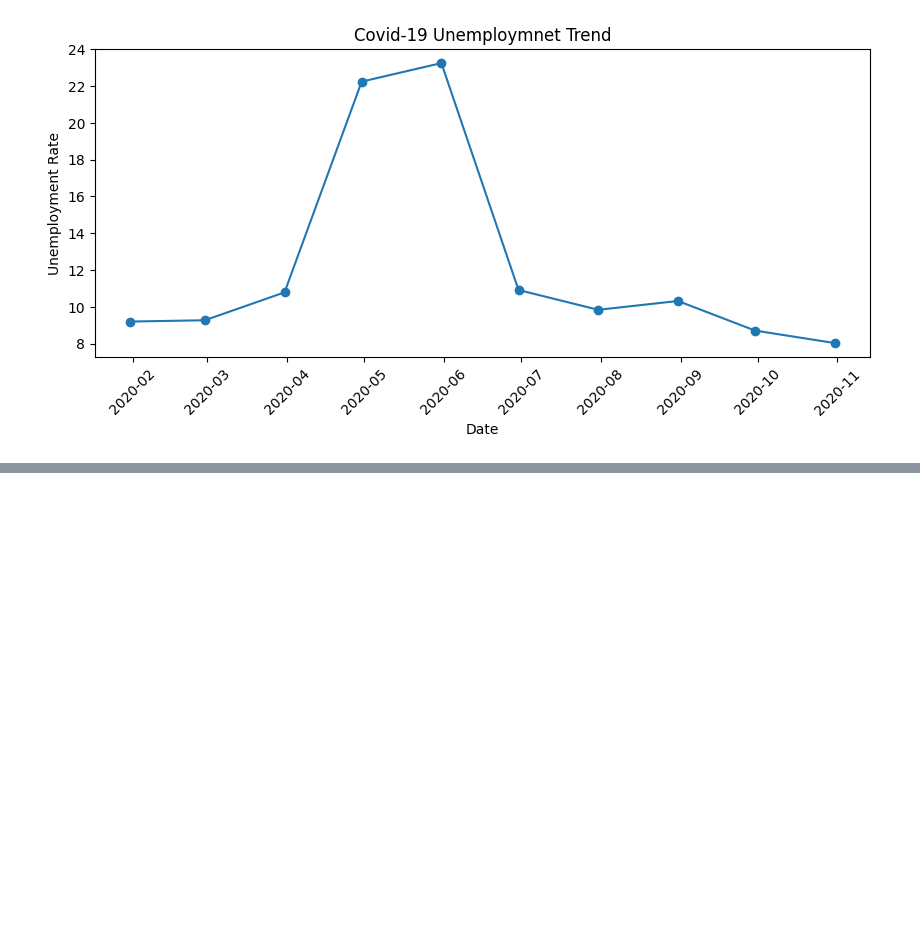
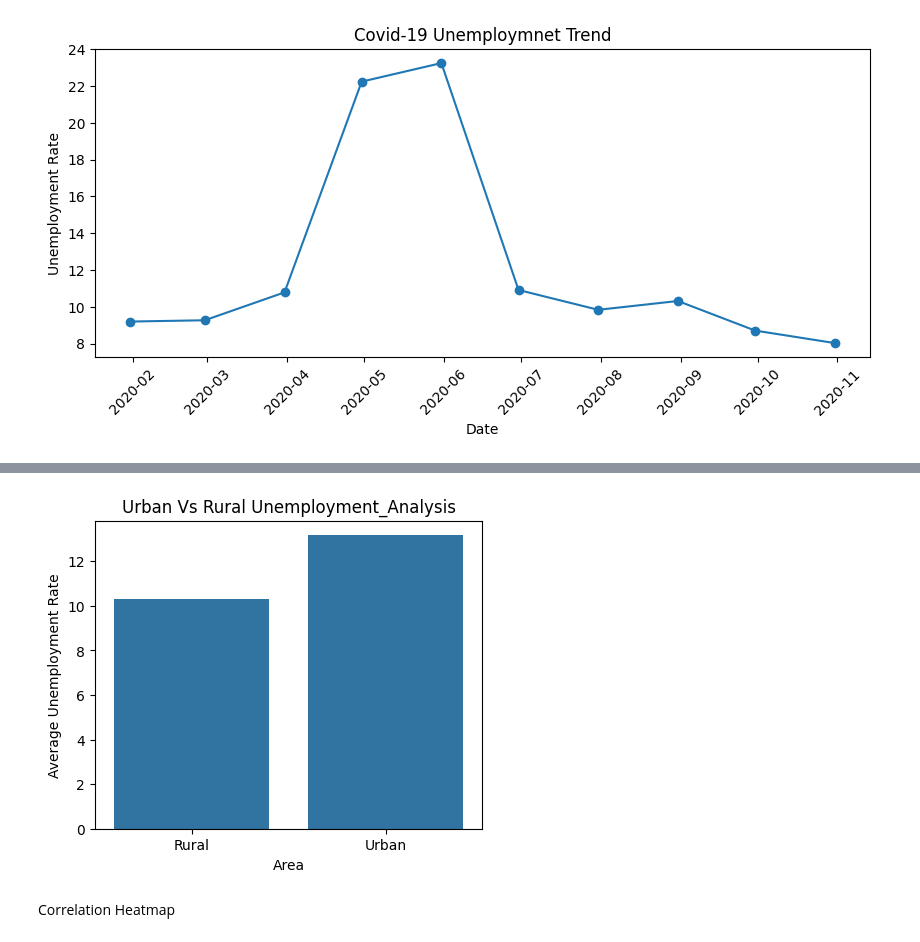
Before and after one commit to kirti-j/HorizonTechX_Unemployment-Analysis-Using-Python, a Jupyter notebook: notebooks/Unemployment_Analysis.ipynb.ipynb, the cells around one changed output, grey strips where cells are left out. Drawn from its saved outputs; the diff is of its cells as text; code cells hidden in the pictures; blank space fills up the shorter version.

```diff
--- a/notebooks/Unemployment_Analysis.ipynb.ipynb
+++ b/notebooks/Unemployment_Analysis.ipynb.ipynb
@@ -246,0 +270,13 @@ plt.show()
+# %%
+area_avg=df.groupby('Area')['Estimated Unemployment Rate (%)'].mean()
+# %%
+plt.figure(figsize=(5,4))
+sns.barplot(x=area_avg.index,y=area_avg.values)
+plt.title("Urban Vs Rural Unemployment_Analysis")
+plt.xlabel("Area")
+plt.ylabel("Average Unemployment Rate")
+plt.show()
+# %% [output]
+[figure, added]
+# %% [markdown]
+Correlation Heatmap
```
Also changed, not shown: parts of 16 cells of this notebook, 3 other files.
